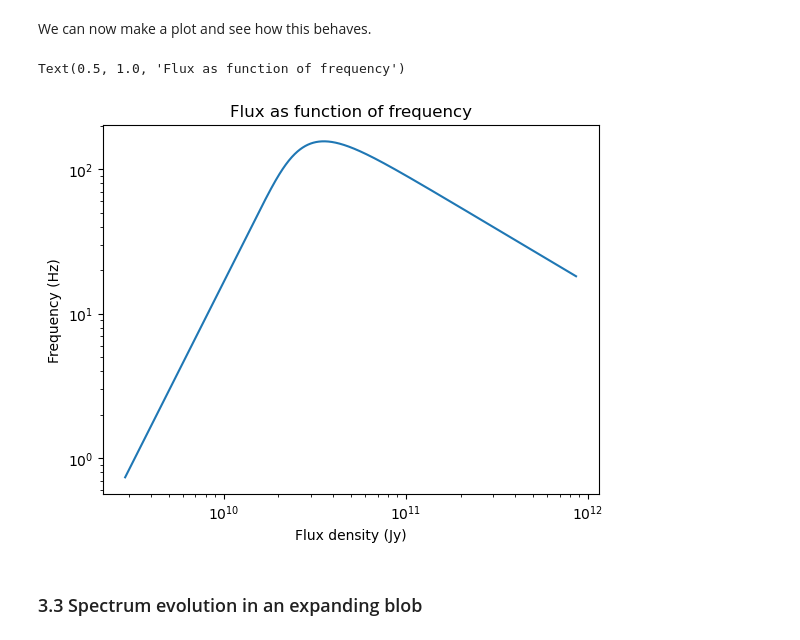
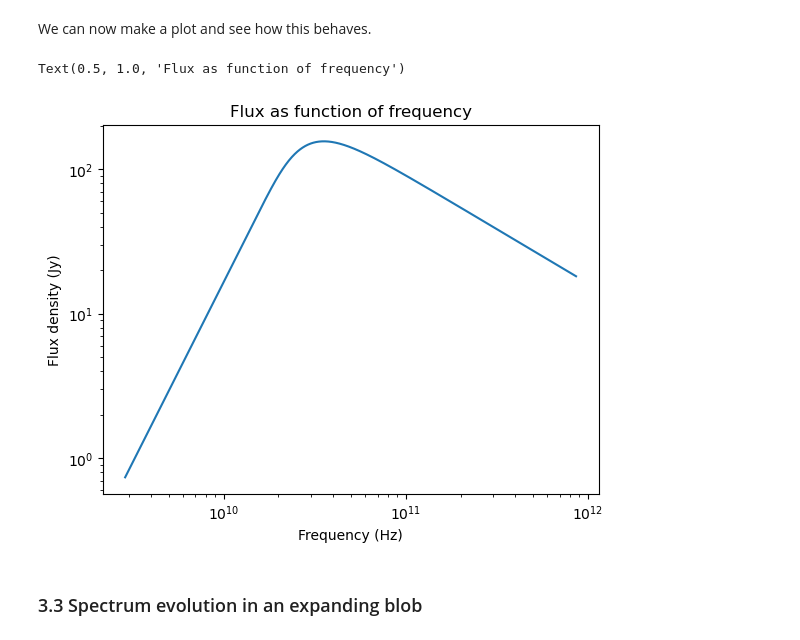
Before and after one commit to Camachoadri/JAEICU2024, a Jupyter notebook: Synchrotron Code/Synchrotron Basics.ipynb, the cells around one changed output. Drawn from its saved outputs; the diff is of its cells as text; code cells hidden in the pictures.

```diff
--- a/Synchrotron Code/Synchrotron Basics.ipynb
+++ b/Synchrotron Code/Synchrotron Basics.ipynb
@@ -533,29 +533,29 @@ We can now make a plot and see how this behaves.
 # %%
 #Putting number on some parameters
 B=1.9*u.G
 d=3e3*u.pc
 p=2.5
 #Size of blop from timescale (ussually 1800s for Xray binary)
 (r, V) = sizefromt(1800.0*u.s,const.c)
 N0=0.0045*u.erg**p/u.cm**3
 
 #Computing the value of v1 and defining points around it
 v1 = calculatev1(r, p, N0, B)
 x=np.linspace(v1/10.0,v1*30.0,10000)
 
 #Computing the value of the flux in each frequency
 F=Flux(x,p, B, r, N0, r, d)
 
 #Plotting the results
 plt.plot(x, F)
 plt.yscale('log')
 plt.xscale('log')
-plt.xlabel(f'Flux density ({F.unit})')
-plt.ylabel(f'Frequency ({x.unit})')
+plt.ylabel(f'Flux density ({F.unit})')
+plt.xlabel(f'Frequency ({x.unit})')
 plt.title('Flux as function of frequency')
 # %% [output]
 Text(0.5, 1.0, 'Flux as function of frequency')
-[figure, old version]
+[figure, new version]
 # %% [markdown]
 ### 3.3 Spectrum evolution in an expanding blob
 # %% [markdown]
```
Also changed, not shown: parts of 1 cell of this notebook.
